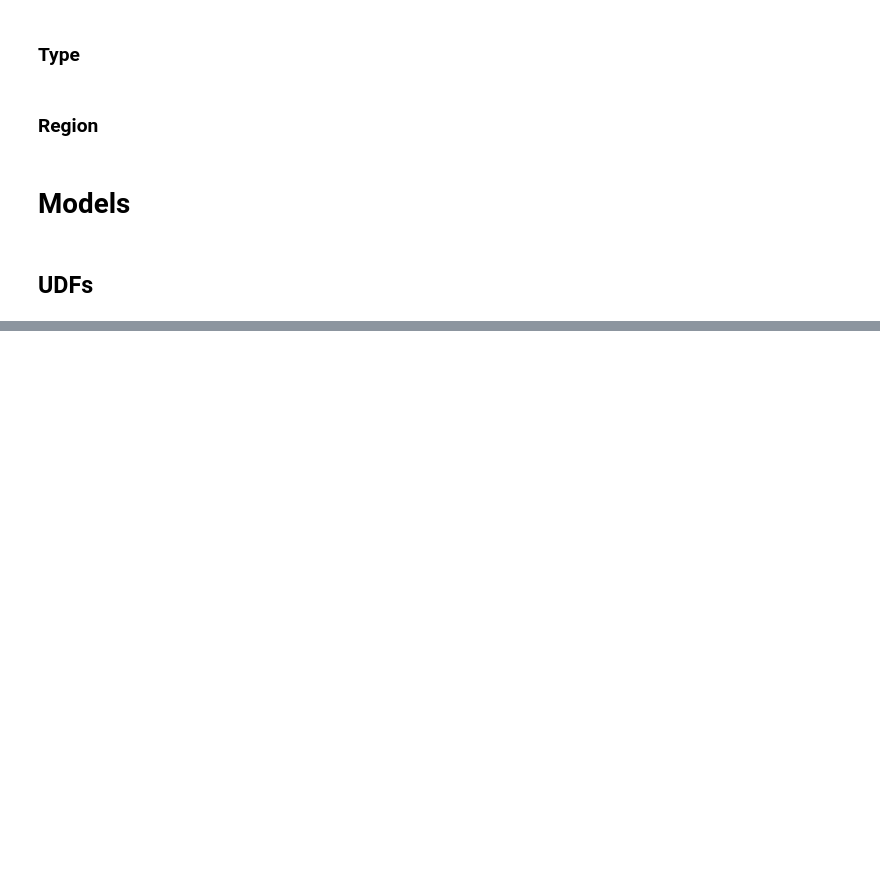
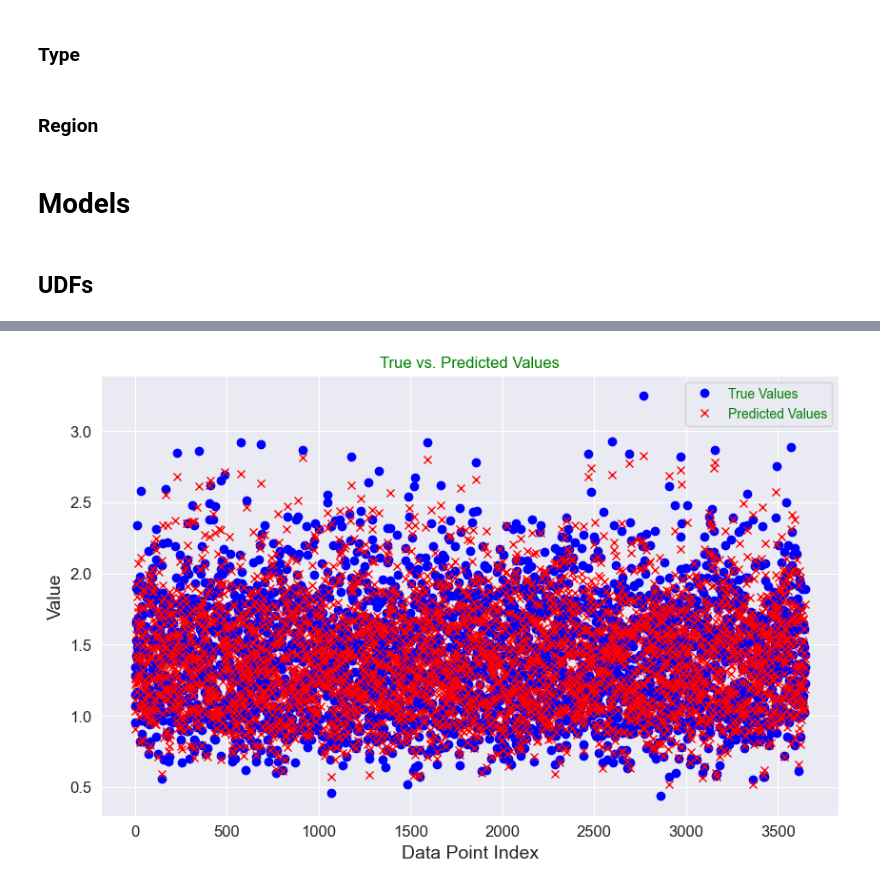
Before and after one commit to eraygokgor/avocado-pricing, a Jupyter notebook: analysis.ipynb, the cells around one changed output, grey strips where cells are left out. Cells and saved outputs as stored; diff of their text form; code cells hidden in the pictures; blank space fills up the shorter version.

```diff
--- a/analysis.ipynb
+++ b/analysis.ipynb
@@ -351,0 +341,11 @@ MAPE: 5.65%
+# %%
+plt.figure(figsize=(10, 6))
+plt.plot(y_test, label='True Values', color='blue', linestyle='None', marker='o')
+plt.plot(y_pred, label='Predicted Values', color='red', linestyle='None', marker='x')
+plt.title("True vs. Predicted Values")
+plt.xlabel("Data Point Index")
+plt.ylabel("Value")
+plt.legend()
+plt.show()
+# %% [output]
+[figure, added]
```
Also changed, not shown: parts of 14 cells of this notebook.
